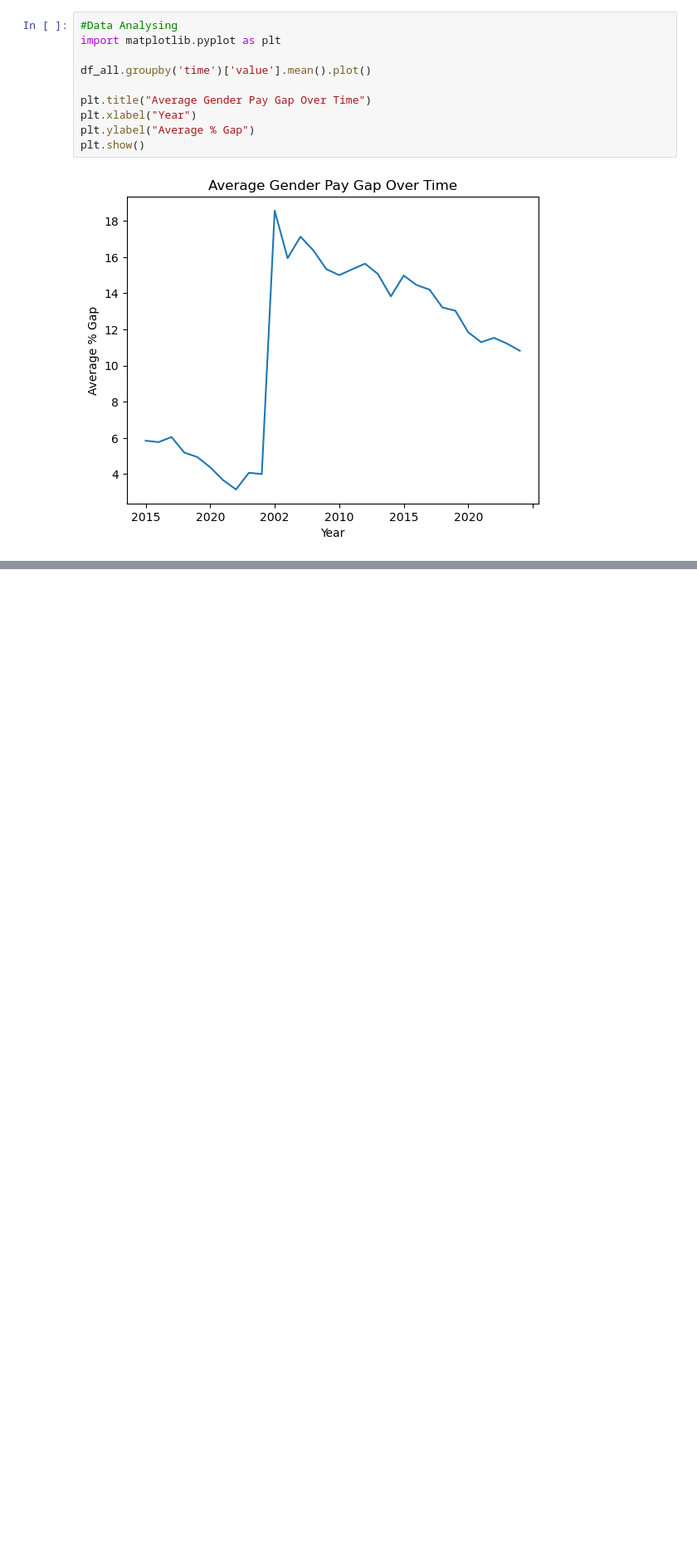
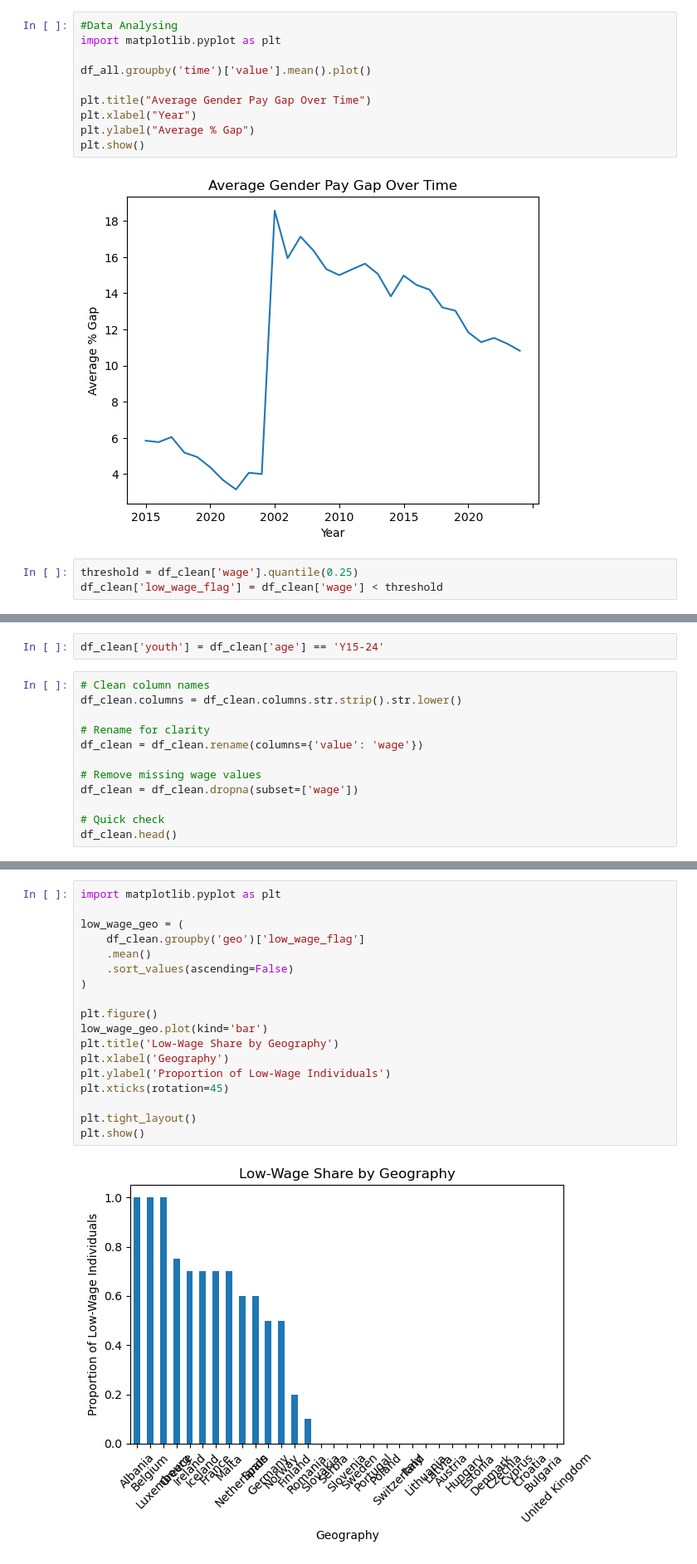
Before and after one commit to durgainnovative-sudo/Iffah_Durga_First-_Project, a Jupyter notebook: notebook/Gender_Analysis_dd.ipynb, the cells around one changed output, grey strips where cells are left out. Shown at 83% size. Drawn from its saved outputs; the diff is of its cells as text; blank space fills up the shorter version.

```diff
--- a/notebook/Gender_Analysis_dd.ipynb
+++ b/notebook/Gender_Analysis_dd.ipynb
@@ -398,3 +354,6 @@ plt.ylabel("Average % Gap")
 plt.show()
 # %% [output]
 [figure]
+# %%
+threshold = df_clean['wage'].quantile(0.25)
+df_clean['low_wage_flag'] = df_clean['wage'] < threshold
@@ -400,0 +411,14 @@ plt.show()
+# %%
+df_clean['youth'] = df_clean['age'] == 'Y15-24'
+# %%
+# Clean column names
+df_clean.columns = df_clean.columns.str.strip().str.lower()
+
+# Rename for clarity
+df_clean = df_clean.rename(columns={'value': 'wage'})
+
+# Remove missing wage values
+df_clean = df_clean.dropna(subset=['wage'])
+
+# Quick check
+df_clean.head()
@@ -400,0 +431,20 @@ plt.show()
+# %%
+import matplotlib.pyplot as plt
+
+low_wage_geo = (
+    df_clean.groupby('geo')['low_wage_flag']
+    .mean()
+    .sort_values(ascending=False)
+)
+
+plt.figure()
+low_wage_geo.plot(kind='bar')
+plt.title('Low-Wage Share by Geography')
+plt.xlabel('Geography')
+plt.ylabel('Proportion of Low-Wage Individuals')
+plt.xticks(rotation=45)
+
+plt.tight_layout()
+plt.show()
+# %% [output]
+[figure, added]
```
Also changed, not shown: parts of 17 cells of this notebook, 8 other files.
